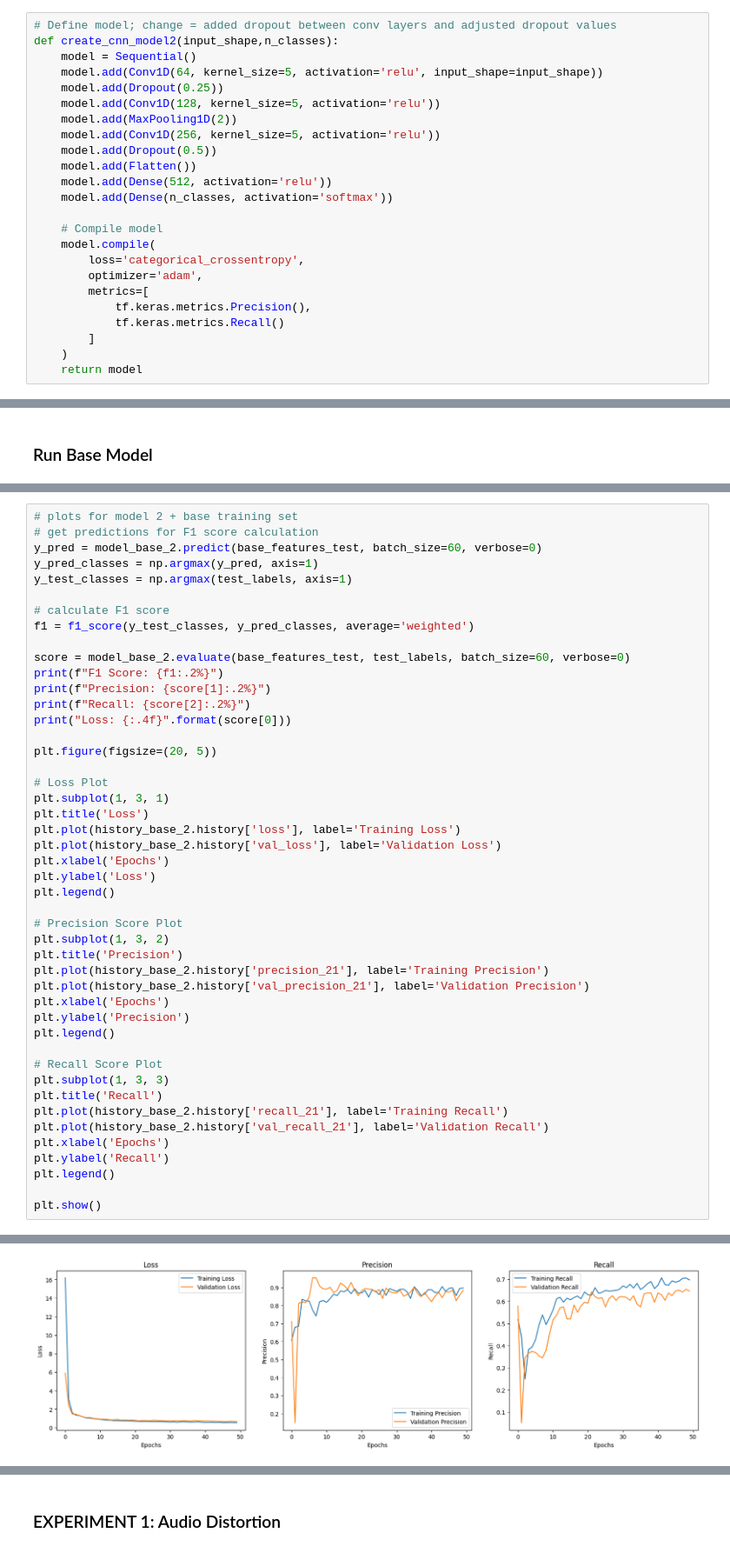
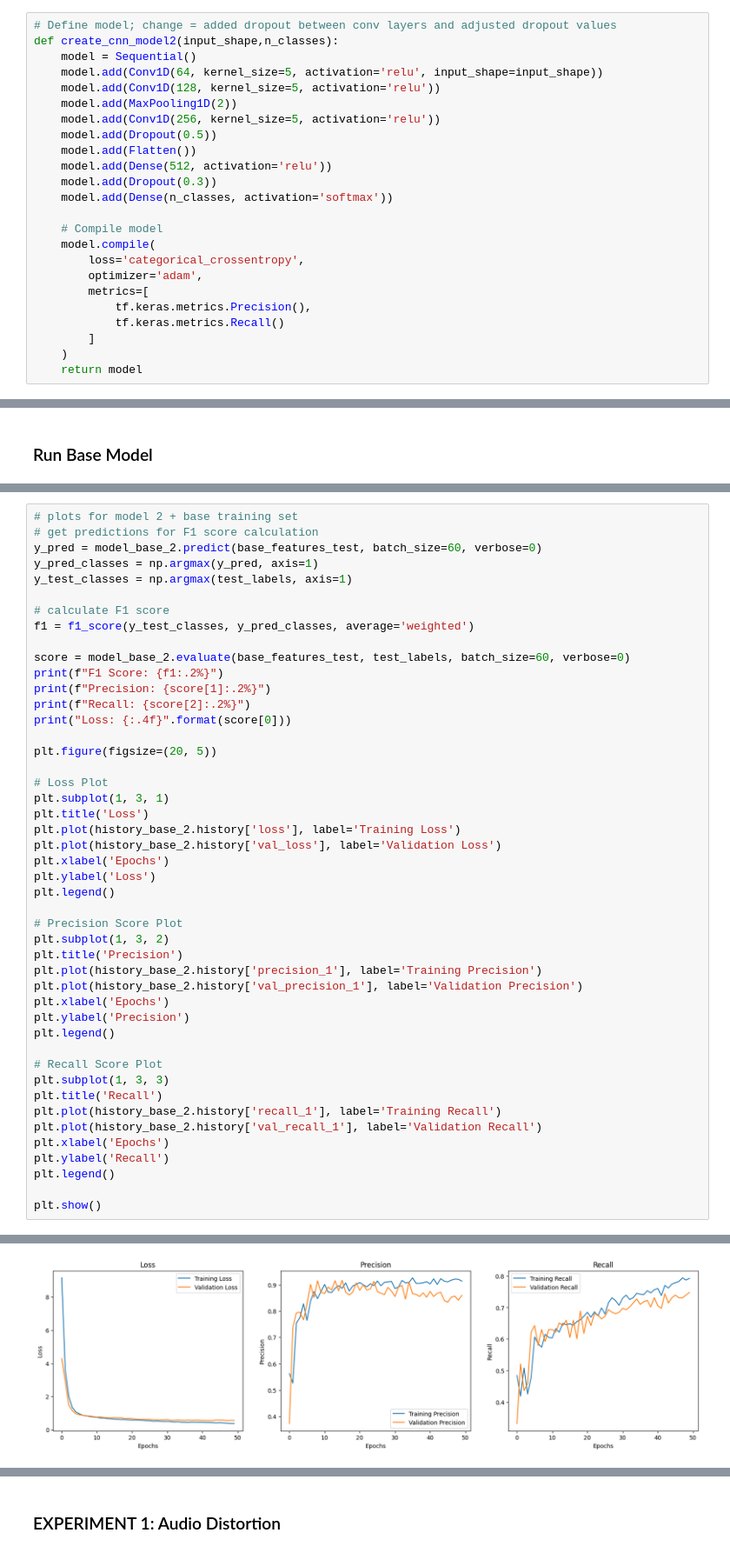
Before and after one commit to Kbeaty26/DS340-Project, a Jupyter notebook: projectCode.ipynb, the cells around one changed output, grey strips where cells are left out. Shown at 87% size. Drawn from its saved outputs; the diff is of its cells as text.

Commit message:
changed dropout

```diff
--- a/projectCode.ipynb
+++ b/projectCode.ipynb
@@ -435,13 +435,13 @@ def create_cnn_model1(input_shape,n_classes):
 def create_cnn_model2(input_shape,n_classes):
     model = Sequential()
     model.add(Conv1D(64, kernel_size=5, activation='relu', input_shape=input_shape))
-    model.add(Dropout(0.25))
     model.add(Conv1D(128, kernel_size=5, activation='relu'))
     model.add(MaxPooling1D(2))
     model.add(Conv1D(256, kernel_size=5, activation='relu'))
     model.add(Dropout(0.5))
     model.add(Flatten())
     model.add(Dense(512, activation='relu'))
+    model.add(Dropout(0.3))
     model.add(Dense(n_classes, activation='softmax'))
 
     # Compile model
@@ -637,8 +637,8 @@ plt.legend()
 # Precision Score Plot
 plt.subplot(1, 3, 2)
 plt.title('Precision')
-plt.plot(history_base_2.history['precision_21'], label='Training Precision')
-plt.plot(history_base_2.history['val_precision_21'], label='Validation Precision')
+plt.plot(history_base_2.history['precision_1'], label='Training Precision')
+plt.plot(history_base_2.history['val_precision_1'], label='Validation Precision')
 plt.xlabel('Epochs')
 plt.ylabel('Precision')
 plt.legend()
@@ -646,8 +646,8 @@ plt.legend()
 # Recall Score Plot
 plt.subplot(1, 3, 3)
 plt.title('Recall')
-plt.plot(history_base_2.history['recall_21'], label='Training Recall')
-plt.plot(history_base_2.history['val_recall_21'], label='Validation Recall')
+plt.plot(history_base_2.history['recall_1'], label='Training Recall')
+plt.plot(history_base_2.history['val_recall_1'], label='Validation Recall')
 plt.xlabel('Epochs')
 plt.ylabel('Recall')
 plt.legend()
@@ -661,4 +661,4 @@ Loss: 0.5863
-[figure, old version]
+[figure, new version]
 # %%
 # Confusion matrix for model 2 + base training set
 y_pred_probs2 = model_base_2.predict(base_features_test)
```
Also changed, not shown: parts of 15 cells of this notebook.
